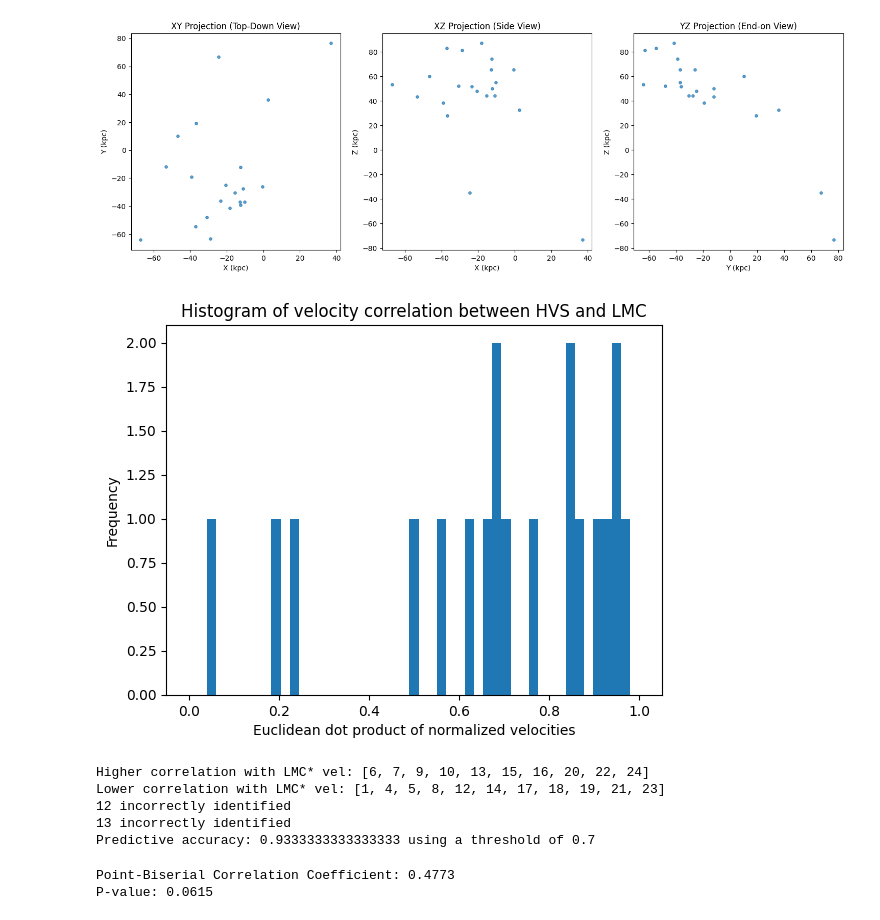
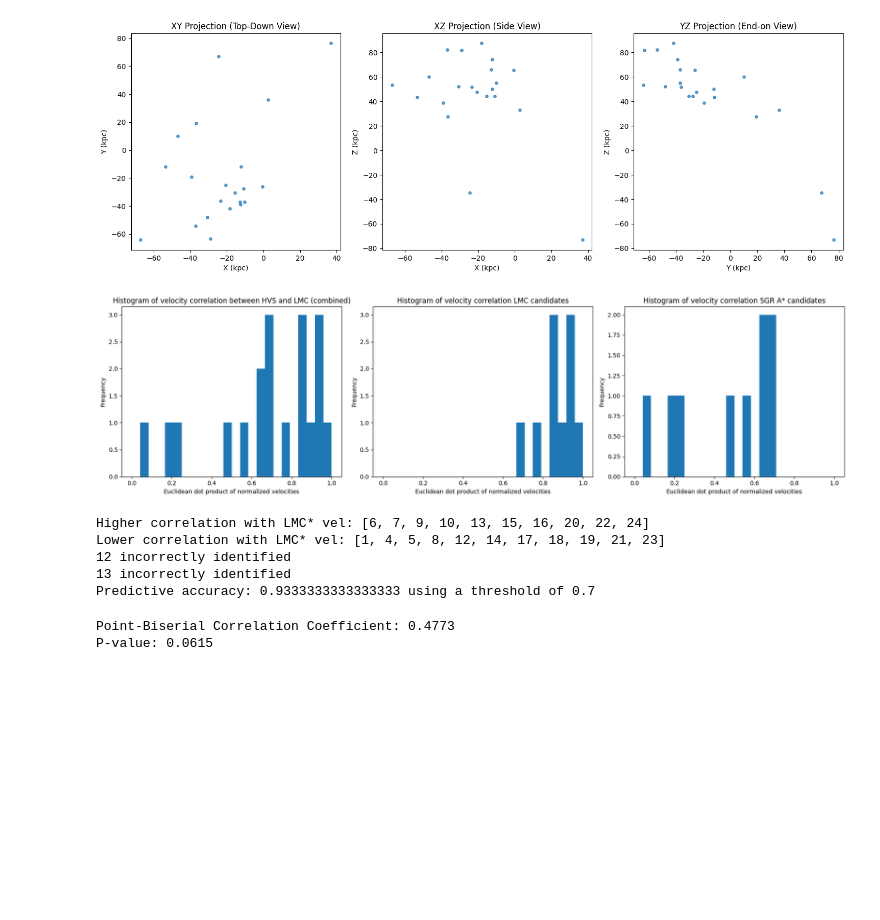
Before and after one commit to andrewqin29/hvs-integrator, a Jupyter notebook: notebooks/data_visualization.ipynb, the cells around one changed output. Drawn from its saved outputs; the diff is of its cells as text; code cells hidden in the pictures; blank space fills up the shorter version.

```diff
--- a/notebooks/data_visualization.ipynb
+++ b/notebooks/data_visualization.ipynb
@@ -9,9 +9,13 @@ import matplotlib.colors as colors
 from mpl_toolkits.mplot3d import Axes3D
 import astropy.units as u
 from astropy.coordinates import SkyCoord, Galactic
+
+script_path = os.getcwd()
+root = os.path.abspath(os.path.join(script_path, os.pardir))
+input_path = os.path.join(root, 'data', 'processed', 'monte_carlo_cartesian.csv')
 # %%
 # import cartesian dataframe
-df = pd.read_csv('data/monte_carlo_cartesian.csv')
+df = pd.read_csv(input_path)
 pd.set_option('display.width', 180)
 
 print(df)
@@ -112,12 +116,11 @@ lmc_v_y = -226
 lmc_v_z = 221
 lmc_v_tot = 321
 
-df = pd.read_csv('data/monte_carlo_cartesian.csv')
 lmc_vel = np.array([lmc_v_x, lmc_v_y, lmc_v_z])
 lmc_vel_unit = lmc_vel / np.linalg.norm(lmc_vel)
 
 dots = []
-bins = np.linspace(0,1,50)
+bins = np.linspace(0,1,25)
 threshold = 0.7
 suspect_lmc = []
 suspect_sgr = []
@@ -138,38 +141,57 @@ for index, data in df.iterrows():
     else:
         suspect_sgr.append(int(data['HVS']))
 
 # lmc alignment into dataframe
 df['lmc_alignment'] = dots
+# for separate LMC, GC plots
+lmc_mask = df['lmc_alignment'] > threshold
+sgr_mask = df['lmc_alignment'] <= threshold
+lmc_candidates = df[lmc_mask]
+sgr_candidates = df[sgr_mask]
 
-plt.hist(dots, bins=bins)
-plt.title('Histogram of velocity correlation between HVS and LMC')
-plt.xlabel('Euclidean dot product of normalized velocities')
-plt.ylabel('Frequency')
+fig, (ax1, ax2, ax3) = plt.subplots(1,3, figsize=(18,5))
+
+ax1.hist(dots, bins=bins)
+ax1.set_title('Histogram of velocity correlation between HVS and LMC (combined)')
+ax1.set_xlabel('Euclidean dot product of normalized velocities')
+ax1.set_ylabel('Frequency')
+
+ax2.hist(lmc_candidates['lmc_alignment'].values, bins=bins)
+ax2.set_title('Histogram of velocity correlation LMC candidates')
+ax2.set_xlabel('Euclidean dot product of normalized velocities')
+ax2.set_ylabel('Frequency')
+
+ax3.hist(sgr_candidates['lmc_alignment'].values, bins=bins)
+ax3.set_title('Histogram of velocity correlation SGR A* candidates')
+ax3.set_xlabel('Euclidean dot product of normalized velocities')
+ax3.set_ylabel('Frequency')
+
+plt.tight_layout()
 plt.show()
 
 print("Higher correlation with LMC* vel: " + str(suspect_lmc))
 print("Lower correlation with LMC* vel: " + str(suspect_sgr))
 
 # compare with actual predictions from Han. 0 represents higher likelihood assigned to SGR A* origin, 1 is higher likelihood assigned to LMC*
 # paper: https://arxiv.org/pdf/2502.00102
 truth_hvs = [1, 4, 5, 6, 7, 8, 9, 10, 12, 13, 14, 15, 16, 17, 18, 19, 20, 21, 22, 23, 24]
 truth = [0, 0, None, 1, 1, None, 1, 1, 1, 0, None, 1, 1, None, 0, 0, 1, 0, 1, None, 1]
 
 correct_ctr = 0
 for i in range(len(truth_hvs)):
     hvs = truth_hvs[i]
     truth_val = truth[i]
     if truth_val != None:
         if truth_val == 1 and hvs in suspect_lmc:
             correct_ctr+=1
         elif truth_val == 0 and hvs in suspect_sgr:
             correct_ctr+=1
         else:
             print(str(hvs) + " incorrectly identified")
 
 print("Predictive accuracy: " + str(correct_ctr/15) + " using a threshold of " + str(threshold)) # 15 comes from 20 HVS - 5 inconclusive ones (no LMC or SGR A* prediction)
 # %% [output]
-[figure, old version]
+[figure, new version]
 Higher correlation with LMC* vel: [6, 7, 9, 10, 13, 15, 16, 20, 22, 24]
 Lower correlation with LMC* vel: [1, 4, 5, 8, 12, 14, 17, 18, 19, 21, 23]
 12 incorrectly identified
```
Also changed, not shown: parts of 1 cell of this notebook, 6 other files.
